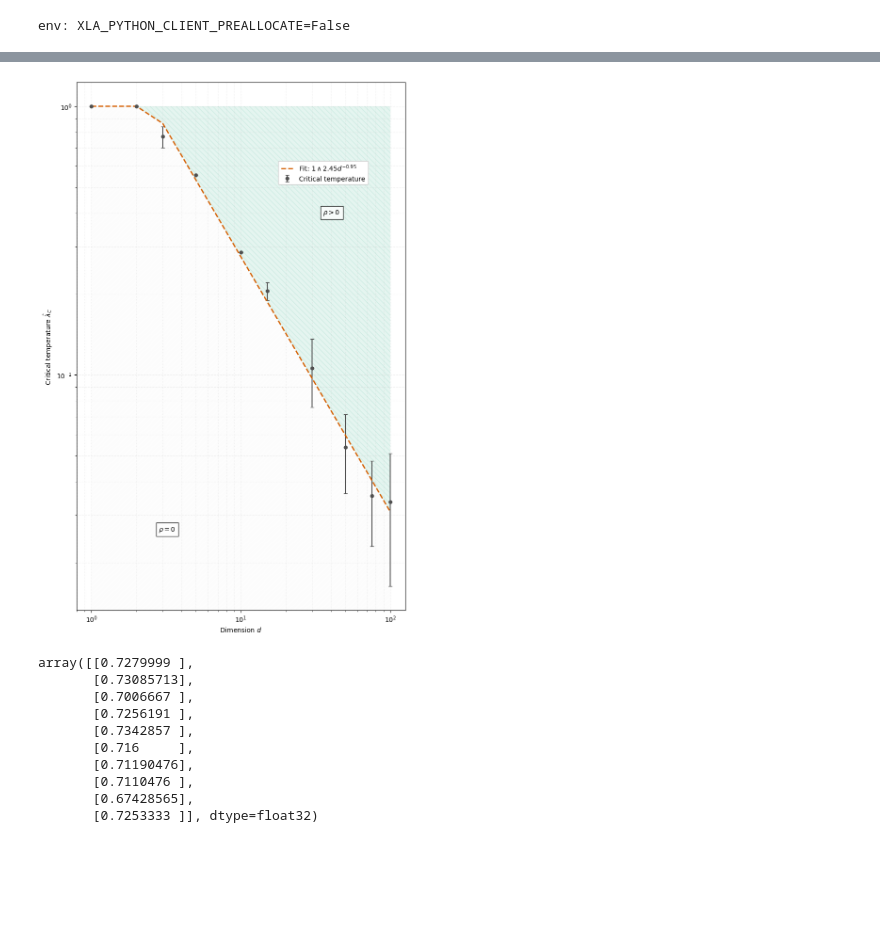
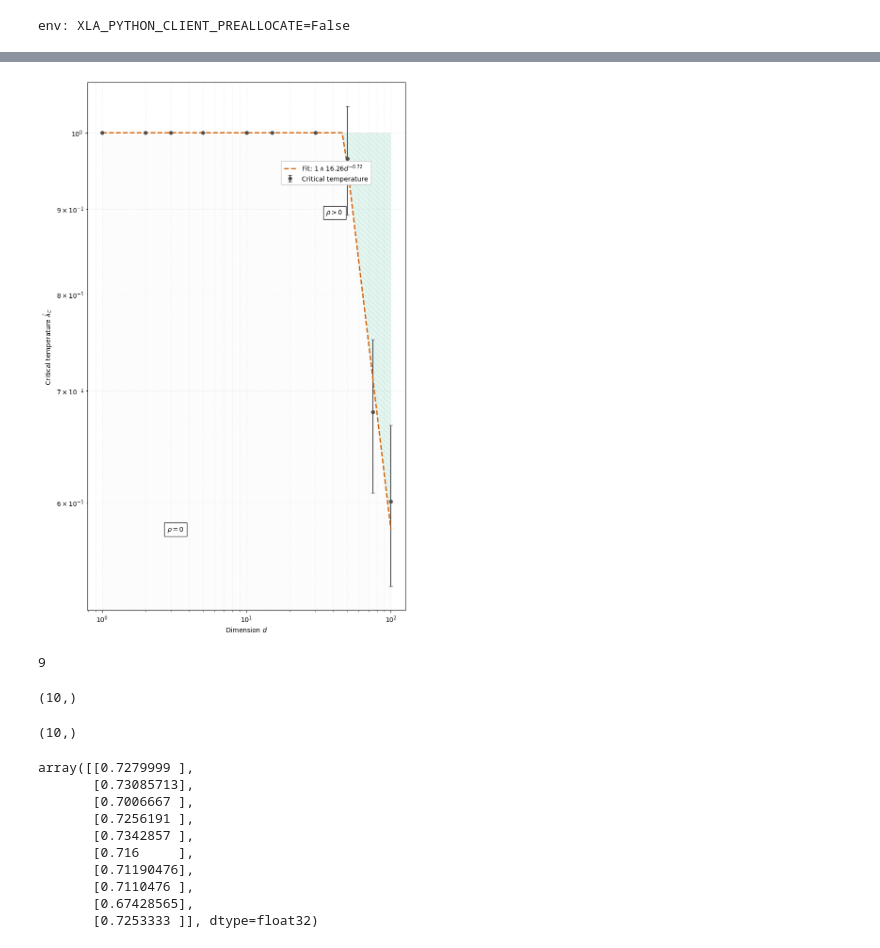
Before and after one commit to ylefay/adaptive_smc_tempering, a Jupyter notebook: adaptive_smc/experiments_bis/pCN/pCN_IMH_frontier/Untitled.ipynb, the cells around one changed output, grey strips where cells are left out. Saved outputs shown, nothing was run; the diff lists cells and outputs as text; code cells hidden in the pictures; blank space fills up the shorter version.

```diff
--- a/adaptive_smc/experiments_bis/pCN/pCN_IMH_frontier/Untitled.ipynb
+++ b/adaptive_smc/experiments_bis/pCN/pCN_IMH_frontier/Untitled.ipynb
@@ -36,7 +36,7 @@ env: XLA_PYTHON_CLIENT_PREALLOCATE=False
 my_dims = np.concatenate([np.arange(1, 11, 1), [20, 50]])
 my_dims = np.concatenate([np.arange(1, 11, 1), [20]])
 my_dims = np.array([50, 100])
-my_dims = np.array([1, 2, 3, 5, 10, 15, 30, 50, 75, 100])
+my_dims = np.array([1, 2, 3, 5, 10, 15, 30, 50, 75, 100]) # 30, 50, 75, 100
 
 idx_per_dim = {}
 for dim in my_dims:
@@ -46,4 +46,6 @@ parameters = {}
 critical_temperatures = []
 for i, dim in enumerate(my_dims):
     temperatures[dim] = np.array([PKLs[idx]['res'][6] for idx in idx_per_dim[dim]])
+    temperatures[dim] = temperatures[dim].reshape((-1, temperatures[dim].shape[-1]))
     parameters[dim] = np.array([PKLs[idx]['res'][3].squeeze(axis=-1) for idx in idx_per_dim[dim]])
+    parameters[dim] = parameters[dim].reshape((-1, parameters[dim].shape[-1]))
@@ -70,9 +86,9 @@ array([[[0.  , 0.  , 0.  , 0.  , 0.82, 0.73, 0.  , 0.63, 0.99, 0.  ,
 # %%
 def last_zero(x):
-    return np.where(np.cumsum(x)==0.)[0][-1] if len(np.where(np.cumsum(x)==0.)[0]) else None
+    return np.where(np.cumsum(x)==0.)[0][-1] if len(np.where(np.cumsum(x)==0.)[0]) else 1
 # %%
 critical_temperatures = np.zeros(shape=(len(my_dims), len(parameters[10])))
 for idxdim, dim in enumerate(parameters.keys()):
     number_of_runs = len(parameters[dim])
     if number_of_runs:
-        critical_temperatures[idxdim] = np.array([temperatures[dim][r,0][last_zero(parameters[dim][r,0])] for r in range(number_of_runs)])
+        critical_temperatures[idxdim] = np.array([temperatures[dim][r][last_zero(parameters[dim][r])] for r in range(number_of_runs)])
@@ -179,8 +156,8 @@ plt.savefig(DIR + "critical_temperature_scaling.pdf",
 # %%
-
 import matplotlib.pyplot as plt
 import numpy as np
 import scipy.stats as stats
+from scipy.optimize import curve_fit
 
 # Setup
 fig, ax = plt.subplots(figsize=(8, 12))
@@ -193,21 +170,38 @@ colors = {
     'inactive': '#F5F5F5'   # Light gray (for ρ = 0 region)
 }
 
-# Filter and perform regression
+# Filter data
 mask = (log_mean_critical_temperatures < 0)
 filtered_log_temperatures = log_mean_critical_temperatures[mask]
 filtered_dims = my_dims[mask]
+non_filtered_dims = my_dims[~mask]
 filtered_log_dims = np.log(filtered_dims)
+non_filtered_log_dims = np.log(non_filtered_dims)
 
-slope, intercept, r_value, p_value, std_err = stats.linregress(filtered_log_dims, filtered_log_temperatures)
-regression_line = np.exp(intercept) * filtered_dims**slope
-filled_regression_line = np.concatenate([np.array((len(my_dims)-len(filtered_dims))*[1]), regression_line])
+# Define power law function
+def power_law(x, a, b):
+    return a * (x ** b)
+
+# Fit power law directly
+popt, pcov = curve_fit(power_law, filtered_dims, np.exp(filtered_log_temperatures))
+a, b = popt  # a is the coefficient, b is the exponent
+
+# Calculate intermediate dimension
+intermediate_dim = (1/a)**(1/b)
+
+# Prepare data for plotting
+filtered_dims = np.concatenate([np.array([intermediate_dim]), filtered_dims])
+regression_line = a * filtered_dims**b
+
+my_dims_regression = np.insert(my_dims, np.where(np.floor(intermediate_dim)<my_dims)[0][0], intermediate_dim)
+filled_regression_line = np.concatenate([np.array((len(my_dims_regression)-len(filtered_dims))*[1]), regression_line])
 
 # Using hatch patterns instead of solid fills:
-ax.fill_between(my_dims, 0, filled_regression_line,
+ax.fill_between(my_dims_regression, 0, filled_regression_line,
                color=colors['inactive'], alpha=0.1, hatch='///', linewidth=0)
-ax.fill_between(my_dims, filled_regression_line, np.max(mean_critical_temperatures),
+ax.fill_between(my_dims_regression, filled_regression_line, np.max(mean_critical_temperatures),
                color=colors['active'], alpha=0.1, hatch='\\\\\\', linewidth=0)
+
 # Data points
 ax.errorbar(my_dims, mean_critical_temperatures,
            yerr=critical_temperatures.std(axis=-1),
@@ -217,33 +211,46 @@ ax.errorbar(my_dims, mean_critical_temperatures,
            capsize=3,
            label='Critical temperature')
 
 # Regression line
-ax.loglog(my_dims, filled_regression_line,
+ax.loglog(my_dims_regression, filled_regression_line,
          color=colors['fit'],
          linewidth=2,
          linestyle='--',
-         label=rf'Fit: $1\wedge {np.exp(intercept):.2f}d^{{{slope:.2f}}}$')
+         label=rf'Fit: $1\wedge {a:.2f}d^{{{b:.2f}}}$')
 
 # Annotations
 ax.text(0.25, 0.15,
        r'$\rho = 0$ ',
        transform=ax.transAxes,
        bbox=dict(facecolor='white', alpha=0.8))
 ax.text(0.75, 0.75,
        r'$\rho > 0$ ',
        transform=ax.transAxes,
        bbox=dict(facecolor='white', alpha=0.8))
 
 # Formatting
 ax.set_xlabel(r'Dimension $d$')
 ax.set_ylabel(r'Critical temperature $\hat{\lambda}_C$')
 ax.grid(True, which="both", linestyle=':', alpha=0.3)
 ax.legend(framealpha=1, bbox_to_anchor=(0.75, 0.80), loc='lower center')
 
 plt.tight_layout()
 plt.savefig(DIR + "critical_temperature_boundary.pdf",
            dpi=150,
            bbox_inches='tight',
            format='pdf')
 # %% [output]
-[figure, old version]
+[figure, new version]
+# %%
+np.where(np.floor(intermediate_dim)<my_dims)[0][-1]
+# %% [output]
+9
+# %%
+filled_regression_line.shape
+# %% [output]
+(10,)
+# %%
+
+filled_regression_line.shape
+# %% [output]
+(10,)
```
Also changed, not shown: parts of 11 cells of this notebook, 8 other files.
